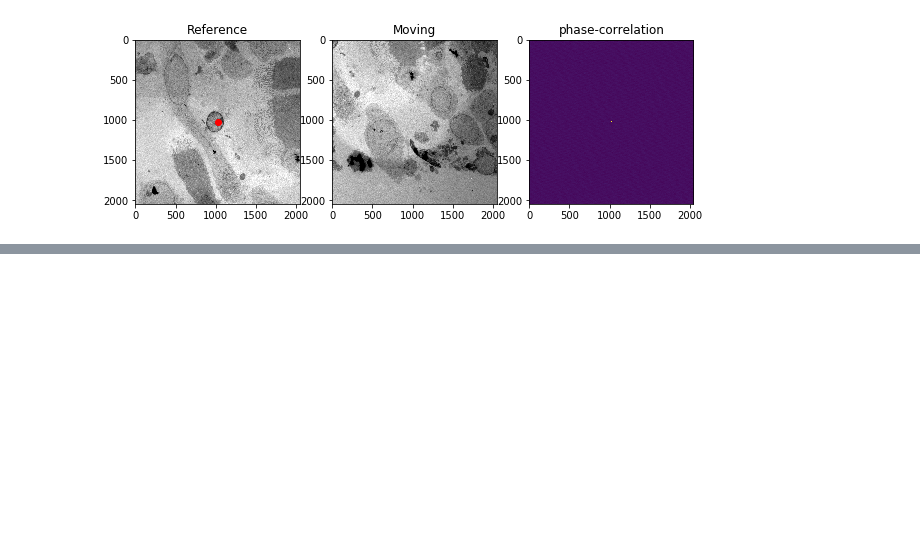
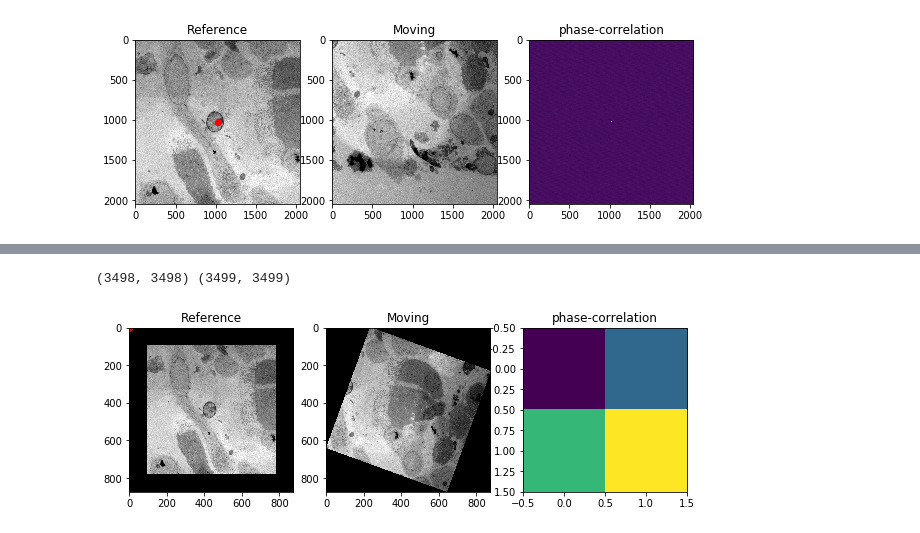
Before and after one commit to tristaaan/stitch-eval, a Jupyter notebook: notebooks/frequency-method.ipynb, the cells around one changed output, grey strips where cells are left out. Saved outputs shown, nothing was run; the diff lists cells and outputs as text; code cells hidden in the pictures; blank space fills up the shorter version.

Commit message:
support for rotation on frequency methods

```diff
--- a/notebooks/frequency-method.ipynb
+++ b/notebooks/frequency-method.ipynb
@@ -74,0 +82,45 @@ show_registration(im1, im2, cps, (x,y))
+# %%
+import cv2
+
+def polar_log(img, radius=2):
+    '''
+    Use this warp if there is some scale difference and rotation
+    '''
+    center = (img.shape[0] / 2, img.shape[1] / 2)
+    radius = round(math.sqrt(center[0] ** radius + center[1] ** radius))
+    return cv2.warpPolar(img, img.shape, center, radius, cv2.WARP_POLAR_LOG)
+
+def tuple_sub(t1, t2):
+    return (t1[0] - t2[0], t1[1] - t2[1])
+
+def bounds_equalize(target, ref):
+    yd,xd = tuple_sub(target.shape, ref.shape)
+    if yd < 0:
+        ref = ref[-yd//2:yd//2,:]
+    else:
+        ref = np.pad(ref, ((yd//2,yd//2), (0,0)), 'constant', constant_values=(0,0))
+
+    if xd < 0:
+        ref = ref[:,-xd//2:xd//2]
+    else:
+        ref = np.pad(ref, ((0,0), (xd//2,xd//2)), 'constant', constant_values=(0,0))
+
+    return ref
+# %%
+flags = cv2.IMREAD_UNCHANGED
+temp1 = cv2.imread('../data/T1_segment_rot_1.tif', flags=flags).astype('float64')
+temp2 = cv2.imread('../data/T1_segment_rot_2.tif', flags=flags).astype('float64')
+
+temp1 = bounds_equalize(temp2, temp1)
+print(temp1.shape, temp2.shape)
+
+# these are resized inline
+r = 0.25
+new_size = (int(r * temp2.shape[0]), int(r * temp2.shape[1]))
+temp1 = cv2.resize(temp1, new_size)
+temp2 = cv2.resize(temp2, new_size)
+
+show_registration(temp1, temp2, np.array([[1,2],[3,4]]), (0,0))
+# %% [output]
+(3498, 3498) (3499, 3499)
+[figure, added]
```
Also changed, not shown: parts of 4 cells of this notebook.
